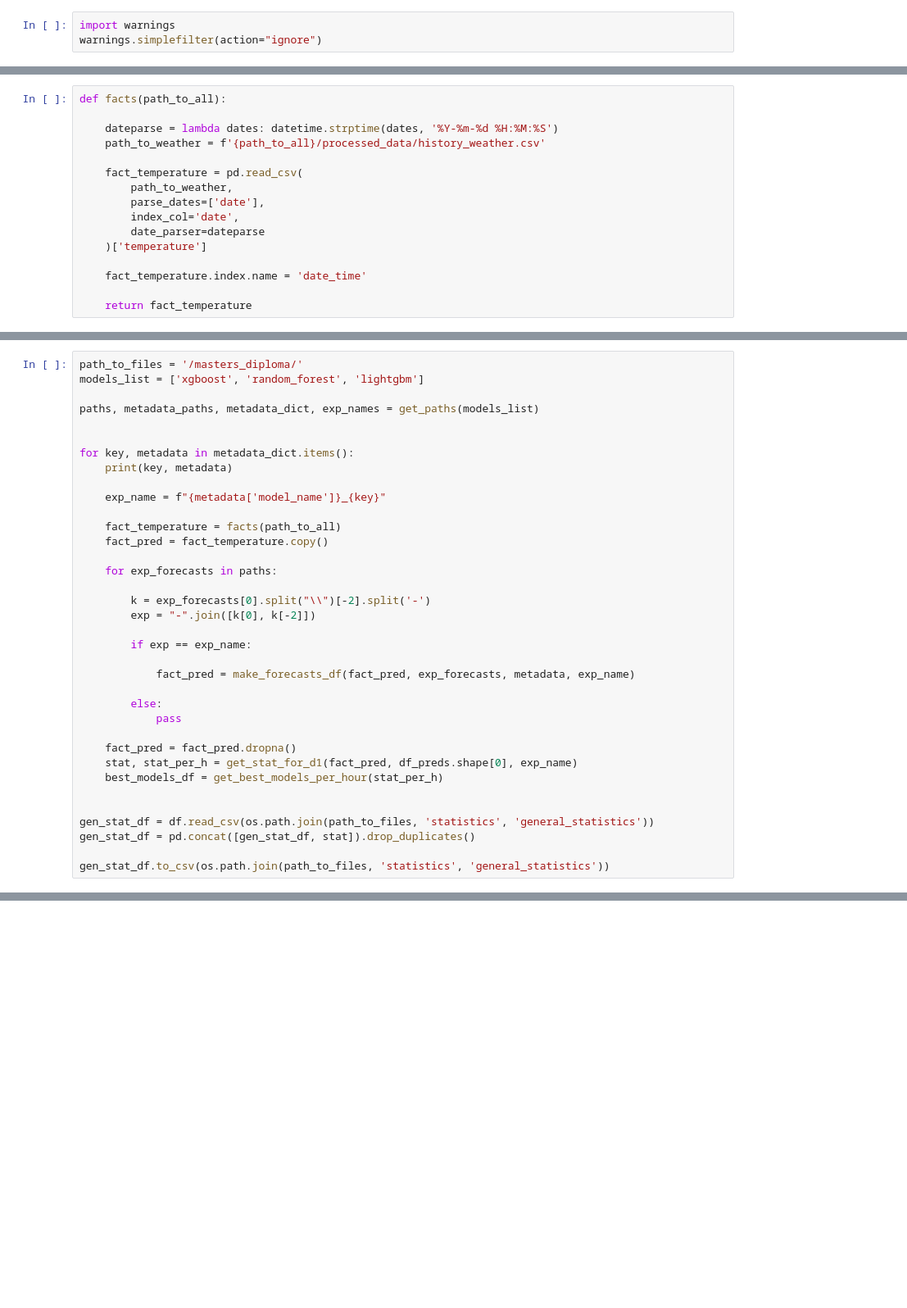
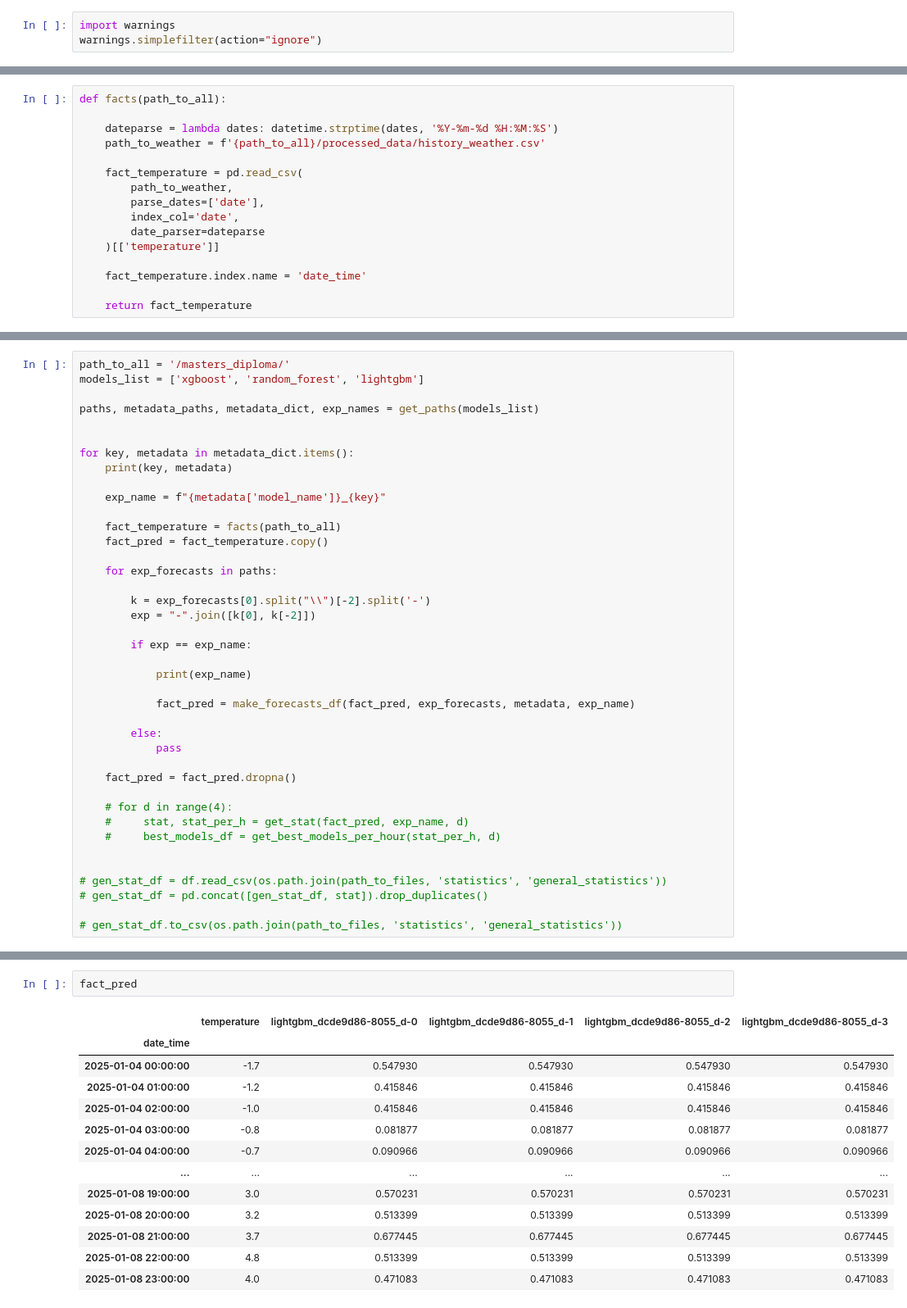
Before and after one commit to pyOctopuss/masters_diploma, a Jupyter notebook: statistics.ipynb, the cells around one changed output, grey strips where cells are left out. Shown: that part at 82% size. Cells and saved outputs as stored; diff of their text form; blank space fills up the shorter version.

Commit message:
adding code to statistics

```diff
--- a/statistics.ipynb
+++ b/statistics.ipynb
@@ -114,7 +114,7 @@ def facts(path_to_all):
         parse_dates=['date'],
         index_col='date',
         date_parser=dateparse
-    )['temperature']
+    )[['temperature']]
 
     fact_temperature.index.name = 'date_time'
 
@@ -159,7 +167,7 @@ def get_best_models_per_hour():
 
     return best_models
 # %%
-path_to_files = '/masters_diploma/'
+path_to_all = '/masters_diploma/'
 models_list = ['xgboost', 'random_forest', 'lightgbm']
 
 paths, metadata_paths, metadata_dict, exp_names = get_paths(models_list)
@@ -180,20 +188,24 @@ for key, metadata in metadata_dict.items():
 
         if exp == exp_name:
 
+            print(exp_name)
+
             fact_pred = make_forecasts_df(fact_pred, exp_forecasts, metadata, exp_name)
 
         else:
             pass
 
     fact_pred = fact_pred.dropna()
-    stat, stat_per_h = get_stat_for_d1(fact_pred, df_preds.shape[0], exp_name)
-    best_models_df = get_best_models_per_hour(stat_per_h)
+
+    # for d in range(4):
+    #     stat, stat_per_h = get_stat(fact_pred, exp_name, d)
+    #     best_models_df = get_best_models_per_hour(stat_per_h, d)
 
 
-gen_stat_df = df.read_csv(os.path.join(path_to_files, 'statistics', 'general_statistics'))
-gen_stat_df = pd.concat([gen_stat_df, stat]).drop_duplicates()
+# gen_stat_df = df.read_csv(os.path.join(path_to_files, 'statistics', 'general_statistics'))
+# gen_stat_df = pd.concat([gen_stat_df, stat]).drop_duplicates()
 
-gen_stat_df.to_csv(os.path.join(path_to_files, 'statistics', 'general_statistics'))
+# gen_stat_df.to_csv(os.path.join(path_to_files, 'statistics', 'general_statistics'))
 # %% [output]
 164
 3
@@ -227,0 +227,16 @@ paths[0][0].split('_')
+# %%
+fact_pred
+# %% [output]
+|  | temperature | lightgbm_dcde9d86-8055_d-0 | lightgbm_dcde9d86-8055_d-1 | lightgbm_dcde9d86-8055_d-2 | lightgbm_dcde9d86-8055_d-3 |
+| date_time |  |  |  |  |  |
+| 2025-01-04 00:00:00 | -1.7 | 0.547930 | 0.547930 | 0.547930 | 0.547930 |
+| 2025-01-04 01:00:00 | -1.2 | 0.415846 | 0.415846 | 0.415846 | 0.415846 |
+| 2025-01-04 02:00:00 | -1.0 | 0.415846 | 0.415846 | 0.415846 | 0.415846 |
+| 2025-01-04 03:00:00 | -0.8 | 0.081877 | 0.081877 | 0.081877 | 0.081877 |
+| 2025-01-04 04:00:00 | -0.7 | 0.090966 | 0.090966 | 0.090966 | 0.090966 |
+| ... | ... | ... | ... | ... | ... |
+| 2025-01-08 19:00:00 | 3.0 | 0.570231 | 0.570231 | 0.570231 | 0.570231 |
+| 2025-01-08 20:00:00 | 3.2 | 0.513399 | 0.513399 | 0.513399 | 0.513399 |
+| 2025-01-08 21:00:00 | 3.7 | 0.677445 | 0.677445 | 0.677445 | 0.677445 |
+| 2025-01-08 22:00:00 | 4.8 | 0.513399 | 0.513399 | 0.513399 | 0.513399 |
+| 2025-01-08 23:00:00 | 4.0 | 0.471083 | 0.471083 | 0.471083 | 0.471083 |
```
Also changed, not shown: parts of 6 cells of this notebook.
